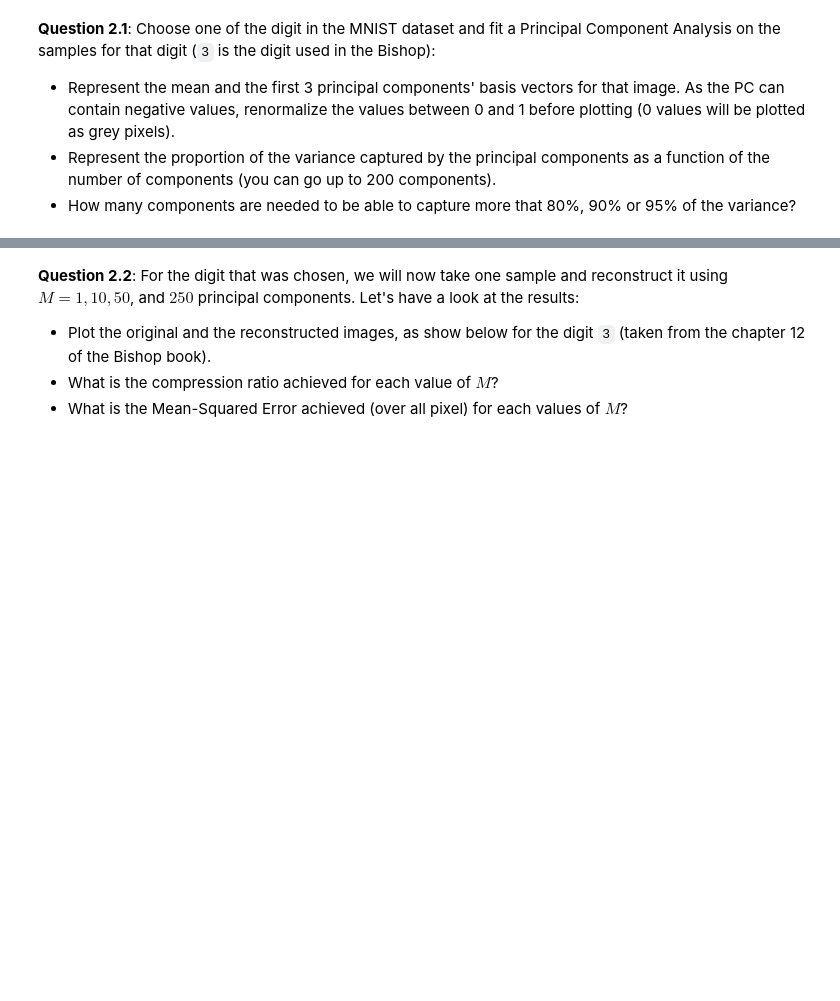
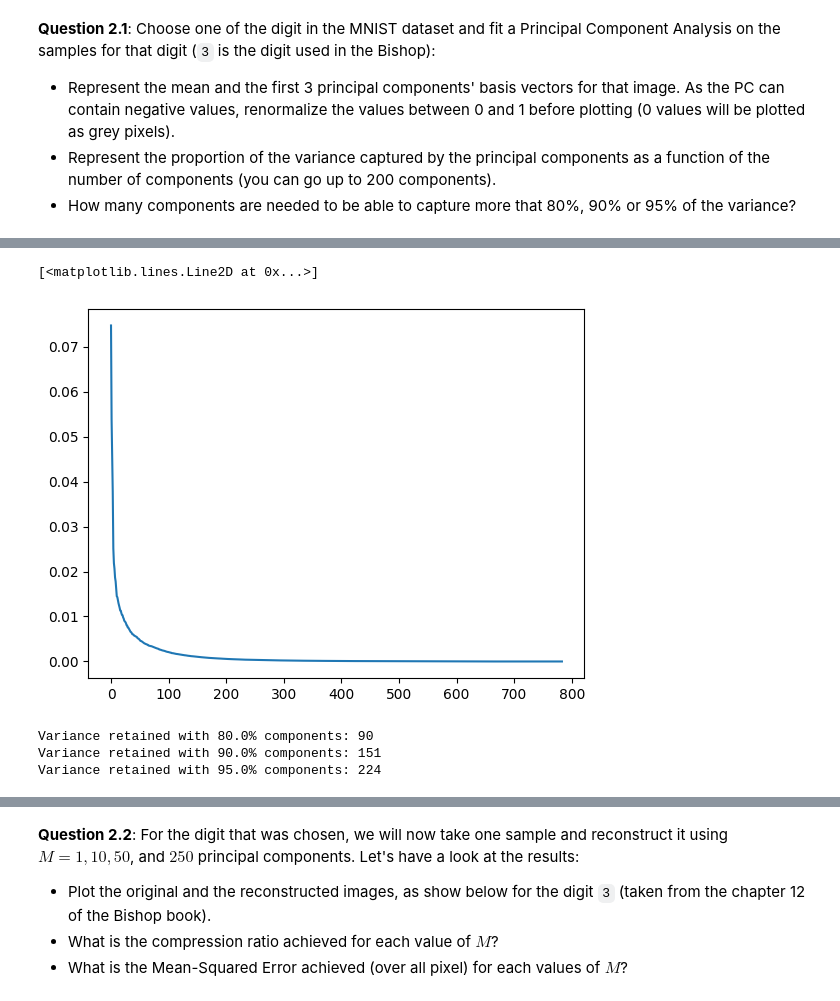
Before and after one commit to Jynns/AppliedPML_GroupA, a Jupyter notebook: PCA/ppca_image_reconstruction_project_final.ipynb, the cells around one changed output, grey strips where cells are left out. Cells and saved outputs as stored; diff of their text form; code cells hidden in the pictures; blank space fills up the shorter version.

```diff
--- a/PCA/ppca_image_reconstruction_project_final.ipynb
+++ b/PCA/ppca_image_reconstruction_project_final.ipynb
@@ -150,0 +203,20 @@ In this part we will first analyse the MNIST dataset and try to reduce the numbe
+# %%
+#2.1.2
+plt.plot(pca.explained_variance_ratio_)
+# %% [output]
+[<matplotlib.lines.Line2D at 0x...>]
+[figure, added]
+# %%
+from sklearn.decomposition import PCA
+from sklearn.preprocessing import StandardScaler
+
+#2.1.3
+
+for p in [0.8, 0.9, 0.95]:
+    pca = PCA(n_components=p)
+    X_pca = pca.fit_transform(X_scaled)
+    print(f"Variance retained with {p*100}% components: {pca.n_components_}")
+# %% [output]
+Variance retained with 80.0% components: 90
+Variance retained with 90.0% components: 151
+Variance retained with 95.0% components: 224
```
Also changed, not shown: parts of 34 cells of this notebook.
